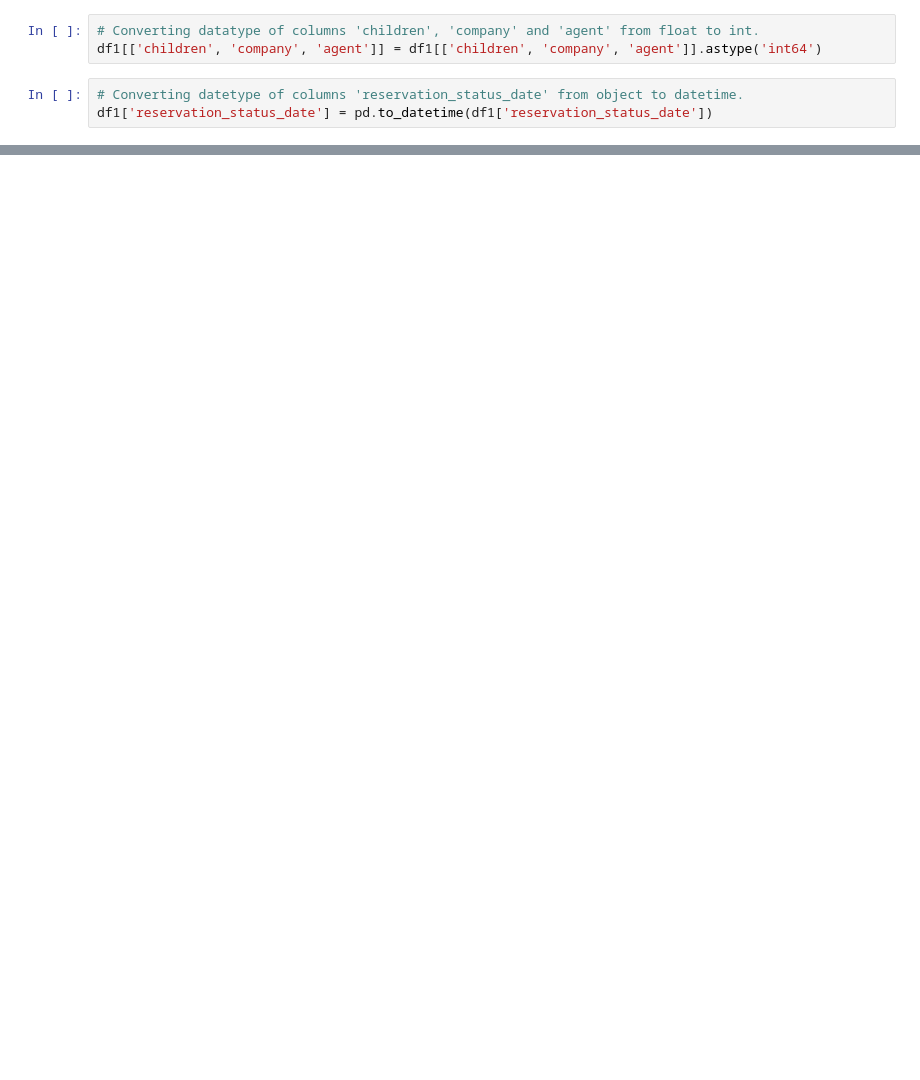
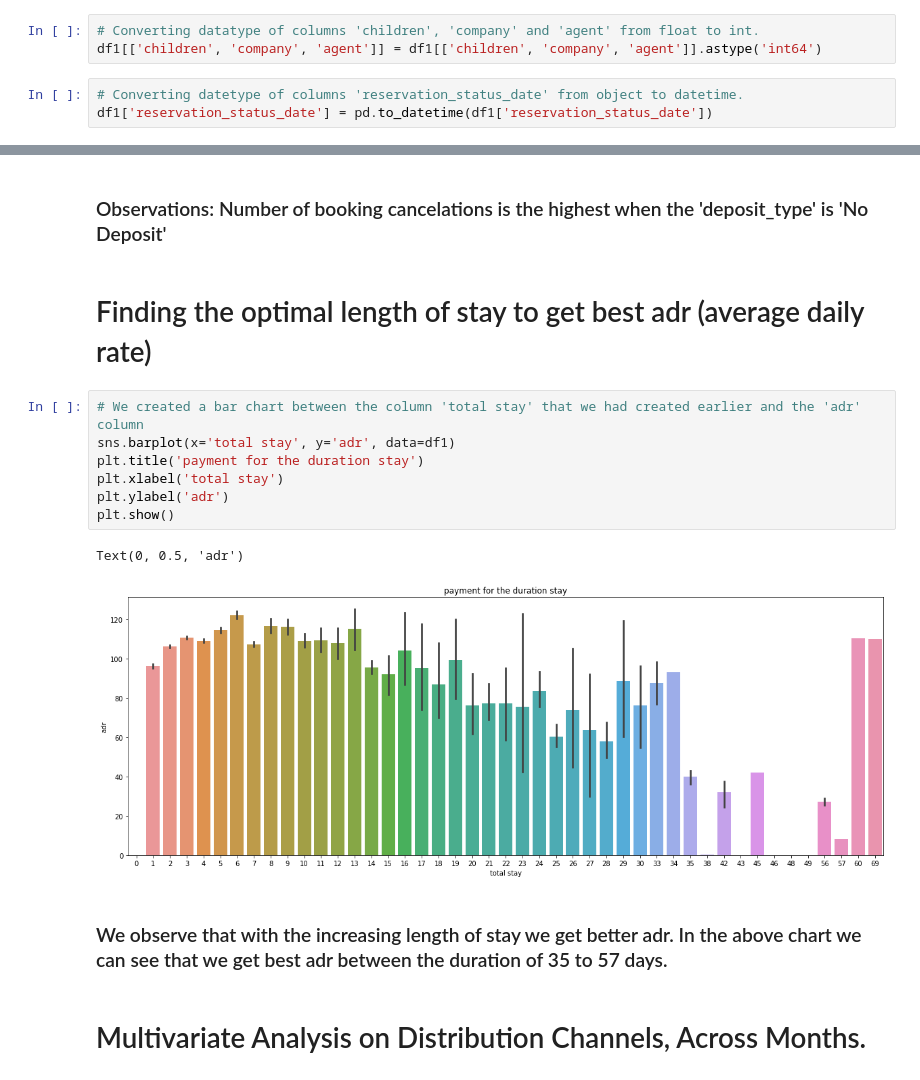
Before and after one commit to Keshaw9516/Hotel_Booking_Analysis_EDA, a Jupyter notebook: Hotel_Booking_Analysis_Capstone_Project.ipynb, the cells around one changed output, grey strips where cells are left out. Drawn from its saved outputs; the diff is of its cells as text; blank space fills up the shorter version.

```diff
--- a/Hotel_Booking_Analysis_Capstone_Project.ipynb
+++ b/Hotel_Booking_Analysis_Capstone_Project.ipynb
@@ -454,0 +569,18 @@ plt.show()
+# %% [markdown]
+### Observations: Number of booking cancelations is the highest when the 'deposit_type' is 'No Deposit'
+# %% [markdown]
+# Finding the optimal length of stay to get best adr (average daily rate)
+# %%
+# We created a bar chart between the column 'total stay' that we had created earlier and the 'adr' column
+sns.barplot(x='total stay', y='adr', data=df1)
+plt.title('payment for the duration stay')
+plt.xlabel('total stay')
+plt.ylabel('adr')
+plt.show()
+# %% [output]
+Text(0, 0.5, 'adr')
+[figure, added]
+# %% [markdown]
+### We observe that with the increasing length of stay we get better adr. In the above chart we can see that we get best adr between the duration of 35 to 57 days.
+# %% [markdown]
+# Multivariate Analysis on Distribution Channels, Across Months.
```
Also changed, not shown: parts of 170 cells of this notebook.
